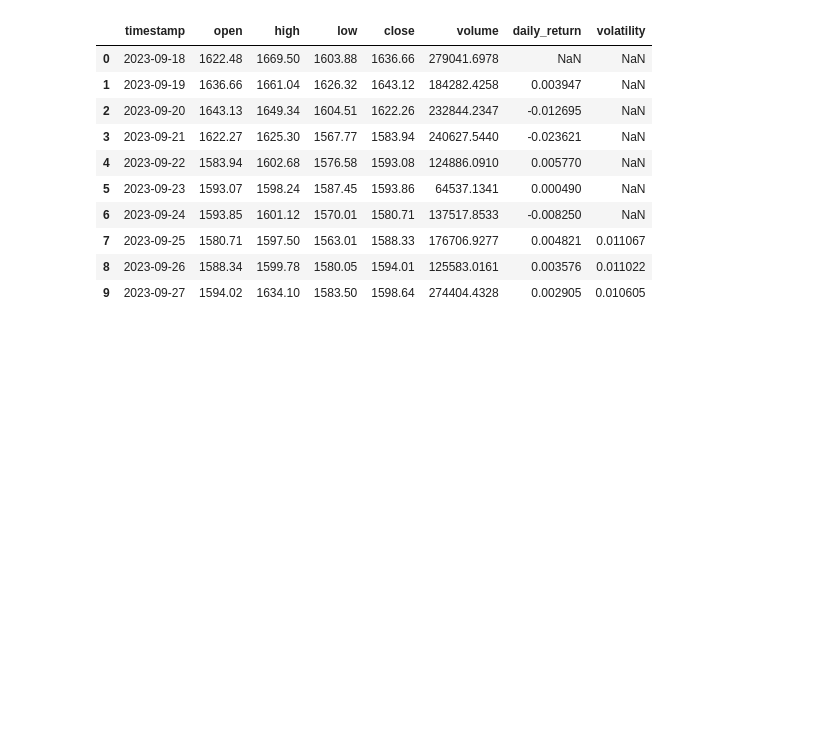
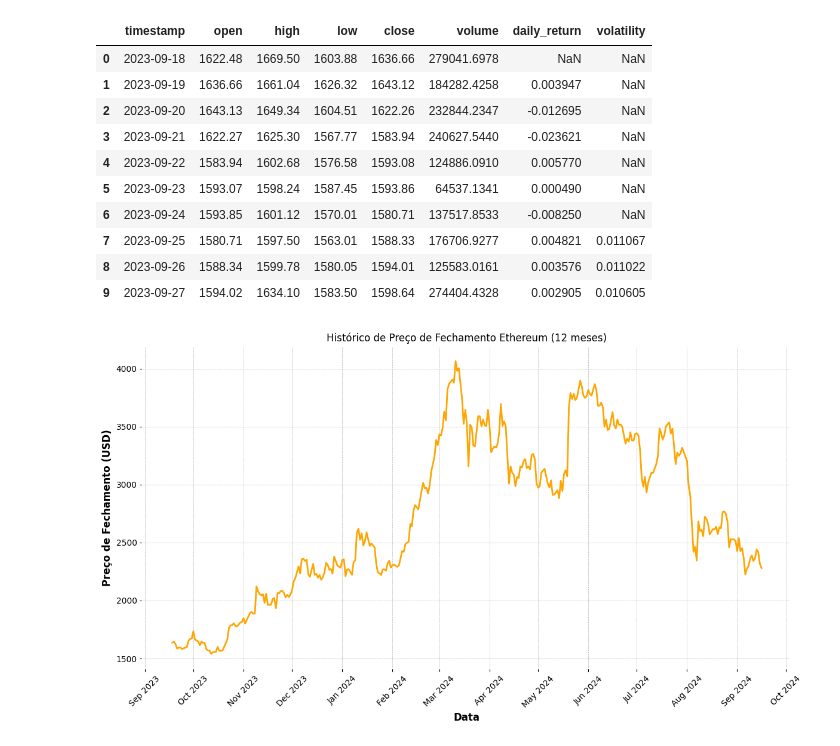
Before and after one commit to cecigonca/ponderada-cripto, a Jupyter notebook: src/dados_processados/ethereum.ipynb, the cells around one changed output. Saved outputs shown, nothing was run; the diff lists cells and outputs as text; code cells hidden in the pictures; blank space fills up the shorter version.

```diff
--- a/src/dados_processados/ethereum.ipynb
+++ b/src/dados_processados/ethereum.ipynb
@@ -72,3 +83,20 @@ df_ethereum.head(10)
 | 7 | 2023-09-25 | 1580.71 | 1597.50 | 1563.01 | 1588.33 | 176706.9277 | 0.004821 | 0.011067 |
 | 8 | 2023-09-26 | 1588.34 | 1599.78 | 1580.05 | 1594.01 | 125583.0161 | 0.003576 | 0.011022 |
 | 9 | 2023-09-27 | 1594.02 | 1634.10 | 1583.50 | 1598.64 | 274404.4328 | 0.002905 | 0.010605 |
+# %%
+df_ethereum['timestamp'] = pd.to_datetime(df_ethereum['timestamp'])
+
+plt.figure(figsize=(14,7))
+plt.plot(df_ethereum['timestamp'], df_ethereum['close'], label='Preço de Fechamento', color='orange')
+plt.title('Histórico de Preço de Fechamento Ethereum (12 meses)')
+plt.xlabel('Data')
+plt.ylabel('Preço de Fechamento (USD)')
+
+plt.gca().xaxis.set_major_locator(mdates.MonthLocator())
+plt.gca().xaxis.set_major_formatter(mdates.DateFormatter('%b %Y'))
+plt.xticks(rotation=45)
+
+plt.grid(True)
+plt.show()
+# %% [output]
+[figure, added]
```
Also changed, not shown: parts of 8 cells of this notebook.
